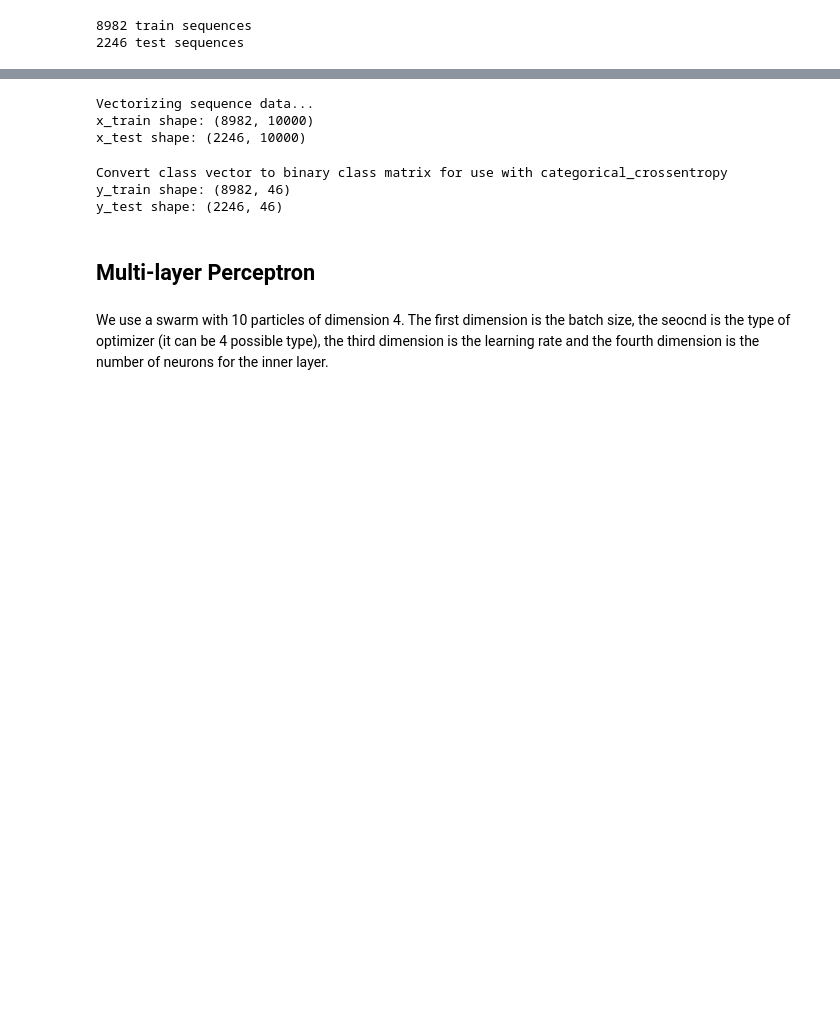
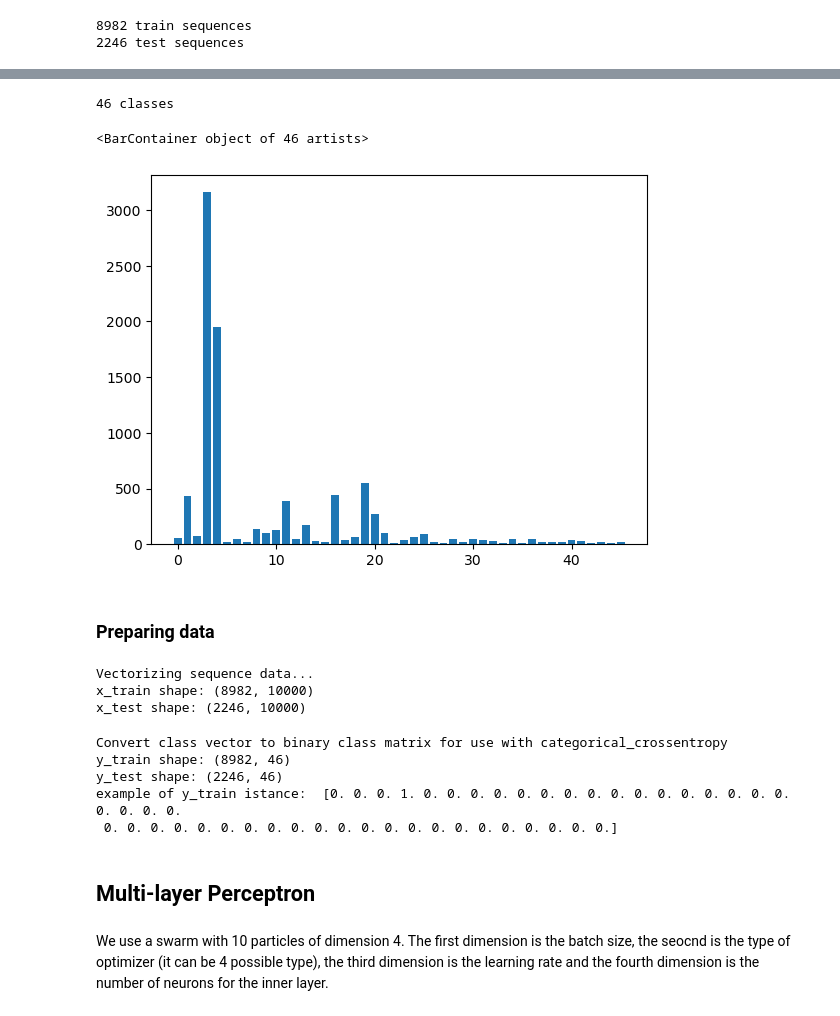
Before and after one commit to RaffaeleSann/final_project, a Jupyter notebook: MLP_with_PSO.ipynb, the cells around one changed output, grey strips where cells are left out. Cells and saved outputs as stored; diff of their text form; code cells hidden in the pictures; blank space fills up the shorter version.

```diff
--- a/MLP_with_PSO.ipynb
+++ b/MLP_with_PSO.ipynb
@@ -33,2 +63,18 @@ print(num_classes, 'classes')
+# %%
+from collections import Counter
+
+# let's see the number of classes of the target variable
+num_classes = np.max(y_train) + 1
+print(num_classes, 'classes')
+
+# And let's show their frequency in the training dataset
+
+plt.bar(sorted(Counter(y_train)), [Counter(y_train)[i] for i in sorted(Counter(y_train))])
+# %% [output]
+46 classes
+<BarContainer object of 46 artists>
+[figure, added]
+# %% [markdown]
+### **Preparing data**
 # %%
 print('Vectorizing sequence data...')
@@ -42,15 +89,21 @@ Vectorizing sequence data...
 x_train shape: (8982, 10000)
 x_test shape: (2246, 10000)
 # %%
+# We convert the categorical variable in one-hot encode.
+
 print('Convert class vector to binary class matrix for use with categorical_crossentropy')
 y_train = keras.utils.to_categorical(y_train, num_classes)
 y_test = keras.utils.to_categorical(y_test, num_classes)
 print('y_train shape:', y_train.shape)
 print('y_test shape:', y_test.shape)
+
+print('Eexample of y_train istance: ', y_train[0])
 # %% [output]
 Convert class vector to binary class matrix for use with categorical_crossentropy
 y_train shape: (8982, 46)
 y_test shape: (2246, 46)
+example of y_train istance:  [0. 0. 0. 1. 0. 0. 0. 0. 0. 0. 0. 0. 0. 0. 0. 0. 0. 0. 0. 0. 0. 0. 0. 0.
+ 0. 0. 0. 0. 0. 0. 0. 0. 0. 0. 0. 0. 0. 0. 0. 0. 0. 0. 0. 0. 0. 0.]
 # %% [markdown]
 ## **Multi-layer Perceptron**
 # %%
```
Also changed, not shown: parts of 13 cells of this notebook, 1 other file.
